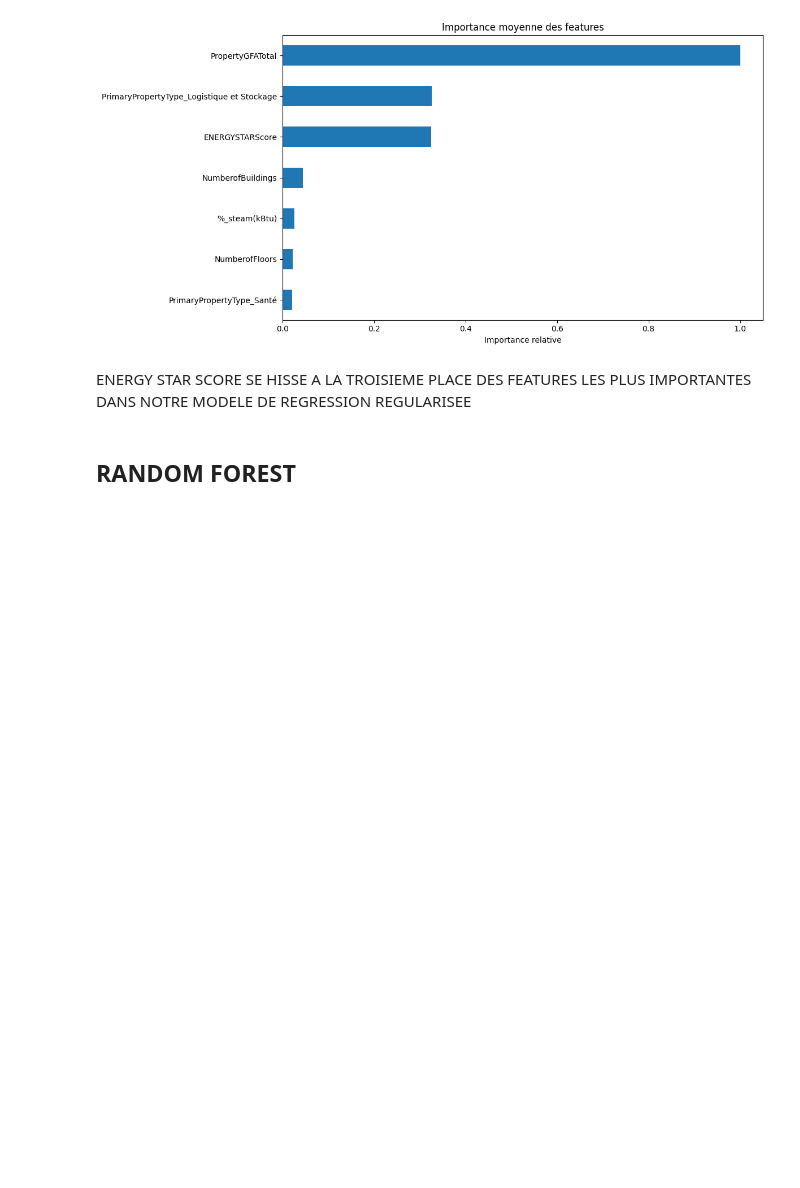
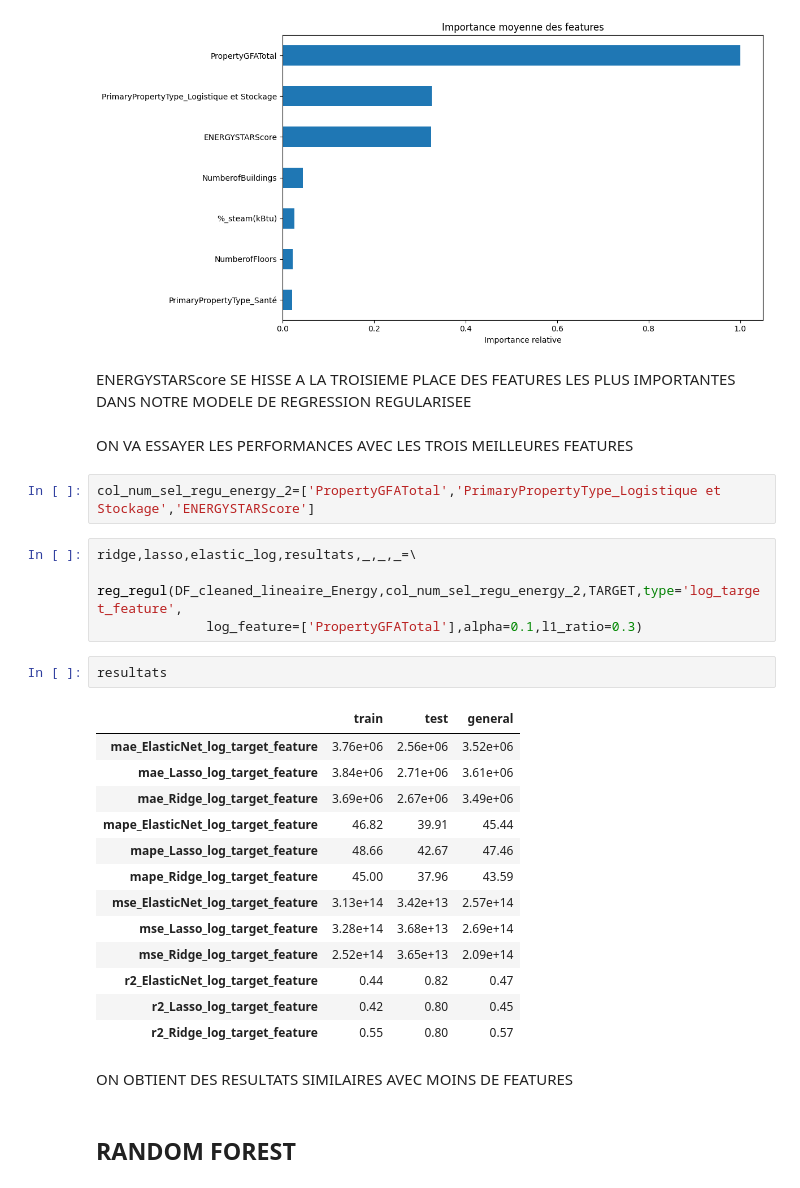
Before and after one commit to EP-portfolio/PROJET_4, a Jupyter notebook: notebook_regression_linéaire_SiteEnergyUse.ipynb, the cells around one changed output. Saved outputs shown, nothing was run; the diff lists cells and outputs as text; blank space fills up the shorter version.

```diff
--- a/notebook_regression_linéaire_SiteEnergyUse.ipynb
+++ b/notebook_regression_linéaire_SiteEnergyUse.ipynb
@@ -3308,7 +3349,33 @@ NumberofFloors                                        0.021911
 PrimaryPropertyType_Santé                             0.021609
 [figure]
 # %% [markdown]
-ENERGY STAR SCORE SE HISSE A LA TROISIEME PLACE DES FEATURES LES PLUS IMPORTANTES DANS NOTRE MODELE DE REGRESSION REGULARISEE
+ENERGYSTARScore SE HISSE A LA TROISIEME PLACE DES FEATURES LES PLUS IMPORTANTES DANS NOTRE MODELE DE REGRESSION REGULARISEE
+# %% [markdown]
+ON VA ESSAYER LES PERFORMANCES AVEC LES TROIS MEILLEURES FEATURES
+# %%
+col_num_sel_regu_energy_2=['PropertyGFATotal','PrimaryPropertyType_Logistique et Stockage','ENERGYSTARScore']
+# %%
+ridge,lasso,elastic_log,resultats,_,_,_=\
+    reg_regul(DF_cleaned_lineaire_Energy,col_num_sel_regu_energy_2,TARGET,type='log_target_feature',
+              log_feature=['PropertyGFATotal'],alpha=0.1,l1_ratio=0.3)
+# %%
+resultats
+# %% [output]
+|  | train | test | general |
+| mae_ElasticNet_log_target_feature | 3.76e+06 | 2.56e+06 | 3.52e+06 |
+| mae_Lasso_log_target_feature | 3.84e+06 | 2.71e+06 | 3.61e+06 |
+| mae_Ridge_log_target_feature | 3.69e+06 | 2.67e+06 | 3.49e+06 |
+| mape_ElasticNet_log_target_feature | 46.82 | 39.91 | 45.44 |
+| mape_Lasso_log_target_feature | 48.66 | 42.67 | 47.46 |
+| mape_Ridge_log_target_feature | 45.00 | 37.96 | 43.59 |
+| mse_ElasticNet_log_target_feature | 3.13e+14 | 3.42e+13 | 2.57e+14 |
+| mse_Lasso_log_target_feature | 3.28e+14 | 3.68e+13 | 2.69e+14 |
+| mse_Ridge_log_target_feature | 2.52e+14 | 3.65e+13 | 2.09e+14 |
+| r2_ElasticNet_log_target_feature | 0.44 | 0.82 | 0.47 |
+| r2_Lasso_log_target_feature | 0.42 | 0.80 | 0.45 |
+| r2_Ridge_log_target_feature | 0.55 | 0.80 | 0.57 |
+# %% [markdown]
+ON OBTIENT DES RESULTATS SIMILAIRES AVEC MOINS DE FEATURES
 # %% [markdown]
 ## RANDOM FOREST
 # %%
```
Also changed, not shown: parts of 92 cells of this notebook, 2 other files.
